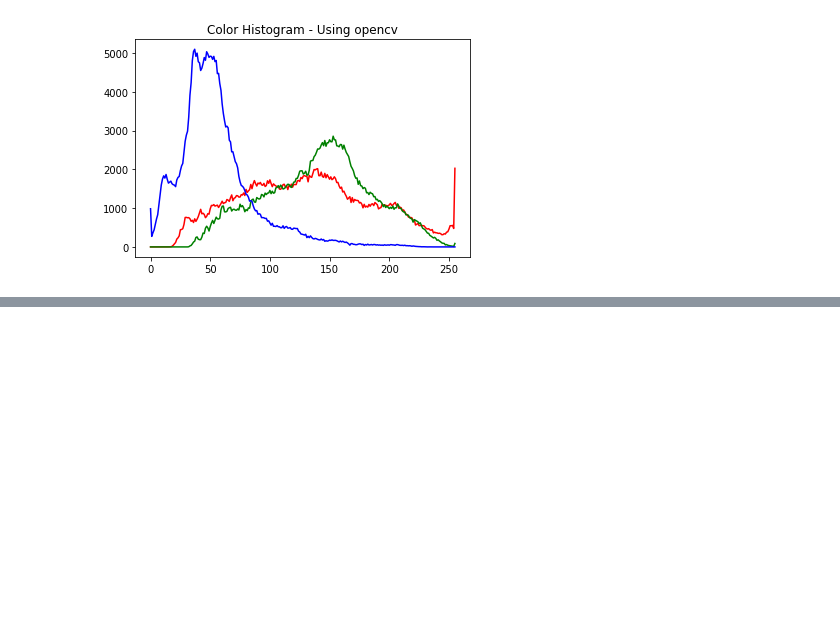
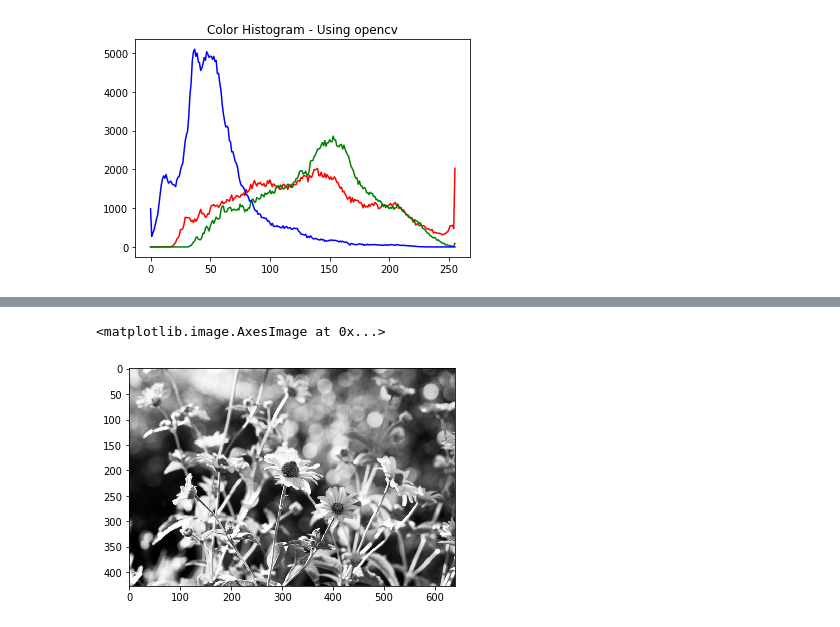
Before and after one commit to EthanWadsworth/TR_CV_Notes, a Jupyter notebook: Histograms.ipynb, the cells around one changed output, grey strips where cells are left out. Saved outputs shown, nothing was run; the diff lists cells and outputs as text; code cells hidden in the pictures; blank space fills up the shorter version.

```diff
--- a/Histograms.ipynb
+++ b/Histograms.ipynb
@@ -59,0 +75,28 @@ for channel, color in enumerate(colors):
+# %%
+def calc_cum_hist(img):
+    img_arr = img.copy().flatten()
+    img_arr.sort()
+    total = 0
+    result = [0] * 256
+    for val in img_arr:
+        total+=1
+        result[val] = total
+    return result
+# %%
+cum_hist = calc_cum_hist(gray_flower_img)
+# %%
+# How would we calculate the cumulative histogram?
+def equalize(img):
+    img_copy = img.copy()
+    cum_hist = calc_cum_hist(img_copy)
+    for row in range(len(img_copy)):
+        for col in range(len(img_copy[row])):
+            val = round(((cum_hist[img_copy[row, col]] - cum_hist[0])/((len(img_copy) * len(img_copy[0])) - cum_hist[0])) * 255)
+            img_copy[row, col] = val
+    return img_copy
+# %%
+equa_gray_flowers = equalize(gray_flower_img)
+plt.imshow(equa_gray_flowers, cmap='gray')
+# %% [output]
+<matplotlib.image.AxesImage at 0x...>
+[figure, added]
```
Also changed, not shown: parts of 10 cells of this notebook.
